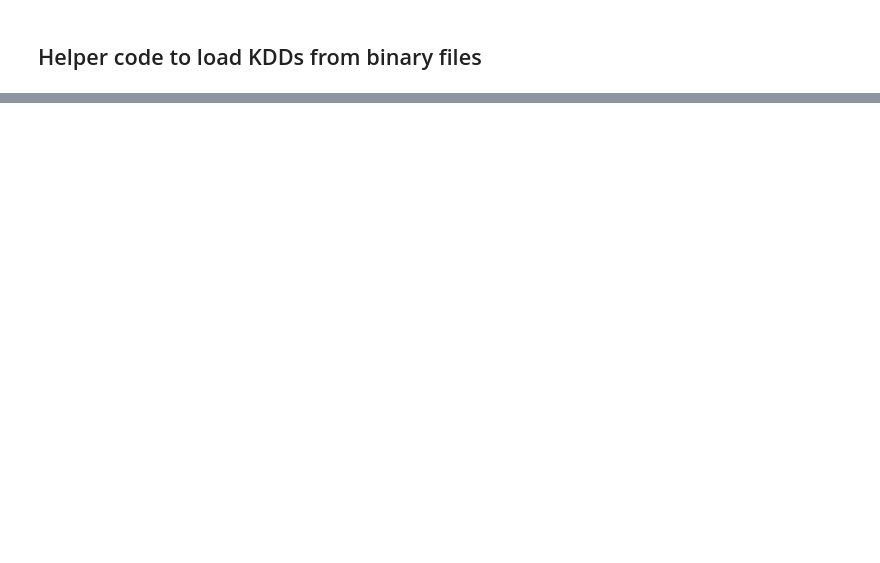
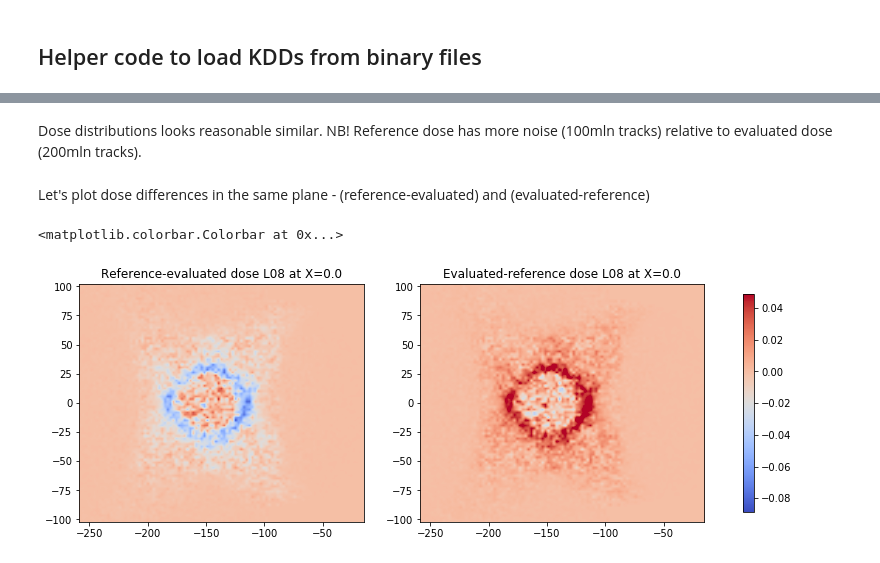
Before and after one commit to Iwan-Zotow/npgamma, a Jupyter notebook: KddComparisonProfiles.ipynb, the cells around one changed output, grey strips where cells are left out. Saved outputs shown, nothing was run; the diff lists cells and outputs as text; code cells hidden in the pictures; blank space fills up the shorter version.

```diff
--- a/KddComparisonProfiles.ipynb
+++ b/KddComparisonProfiles.ipynb
@@ -220,0 +134,17 @@ While at the center of the hotspot there are little differences, we have somewha
+# %%
+xs_ref, ys_ref, zs_ref, _, _, _, xb_ref, yb_ref, zb_ref, dose_reference = readKDD(kdd_reference)
+xs_evl, ys_evl, zs_evl, _, _, _, xb_evl, yb_evl, zb_evl, dose_evaluated = readKDD(kdd_evaluated)
+
+x_reference = make_grid_from_boundary(xb_ref)
+y_reference = make_grid_from_boundary(yb_ref)
+z_reference = make_grid_from_boundary(zb_ref)
+
+x_evaluated = make_grid_from_boundary(xb_evl)
+y_evaluated = make_grid_from_boundary(yb_evl)
+z_evaluated = make_grid_from_boundary(zb_evl)
+
+print("Reference  dose dimensions: {0} {1} {2}".format(len(x_reference), len(y_reference), len(z_reference)))
+print("Evaluation dose dimensions: {0} {1} {2}\n".format(len(x_evaluated), len(y_evaluated), len(z_evaluated)))
+print("Reference  dose symmetry flags: {0} {1} {2}".format(xs_ref, ys_ref, zs_ref))
+print("Evaluation dose symmetry flags: {0} {1} {2}".format(xs_evl, ys_evl, zs_evl))
+#print(yb_ref)
@@ -220,0 +240,6 @@ While at the center of the hotspot there are little differences, we have somewha
+# %%
+# rescaling to 1, or to KddScalar ?
+dose_reference = dose_reference / dmax_ref[2]
+dose_evaluated = dose_evaluated / dmax_evl[2]
+print("Maximum point dose relative to maximum averaged dose")
+print("Dmax_ref = {0}, Dmax_eval = {1} (relative dose)".format(np.amax(dose_reference), np.amax(dose_evaluated)))
@@ -220,0 +269,22 @@ While at the center of the hotspot there are little differences, we have somewha
+# %% [markdown]
+Dose distributions looks reasonable similar. NB! Reference dose has more noise (100mln tracks) relative to evaluated dose (200mln tracks).
+# %% [markdown]
+Let's plot dose differences in the same plane - (reference-evaluated) and (evaluated-reference)
+# %%
+fig, axes = plt.subplots(nrows=1, ncols=2, figsize=(14,8))
+
+im = axes[0].imshow(dose_reference[0,:,:] - dose_evaluated[0,:,:],  interpolation='bilinear', cmap = cm.coolwarm,
+                    origin='lower',
+                    extent=[zb_evl[0], zb_evl[-1], yb_evl[0], yb_evl[-1]])
+axes[0].set_title("Reference-evaluated dose L08 at X=0.0")
+
+clim = im.properties()['clim']
+axes[1].imshow(dose_evaluated[0,:,:] - dose_reference[0,:,:], clim = clim,  interpolation='bilinear', cmap = cm.coolwarm,
+                    origin='lower',
+                    extent=[zb_evl[0], zb_evl[-1], yb_evl[0], yb_evl[-1]])
+axes[1].set_title("Evaluated-reference dose L08 at X=0.0")
+
+fig.colorbar(im, ax = axes. ravel().tolist(), shrink=0.5)
+# %% [output]
+<matplotlib.colorbar.Colorbar at 0x...>
+[figure, added]
```
Also changed, not shown: parts of 45 cells of this notebook, 4 other files.
